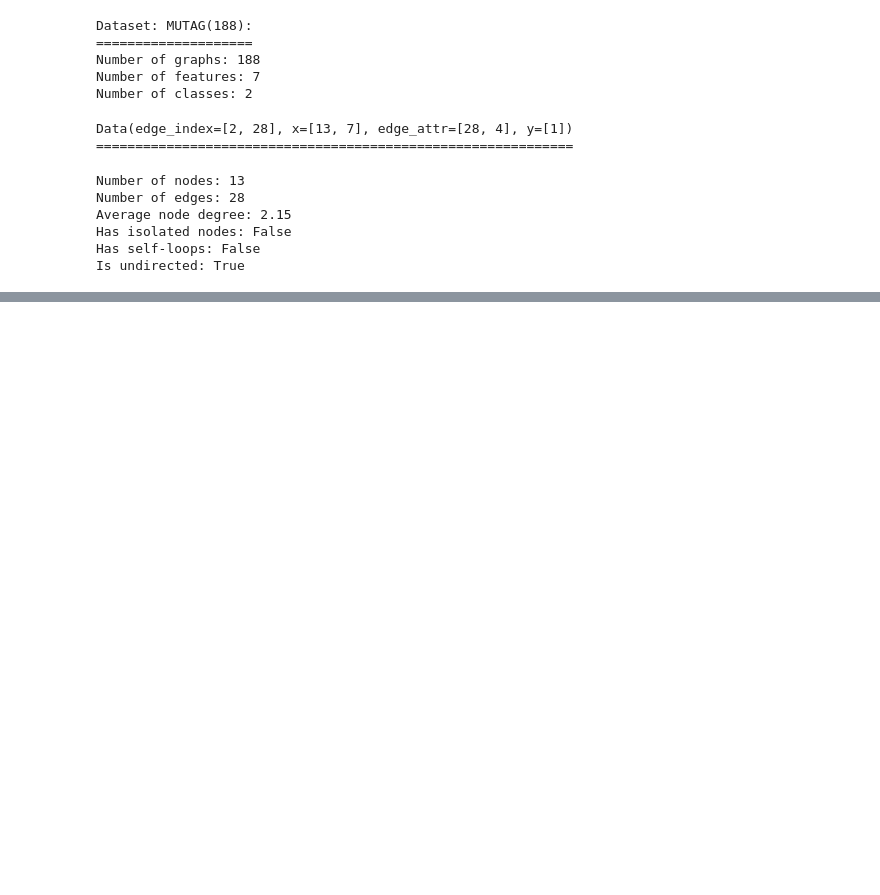
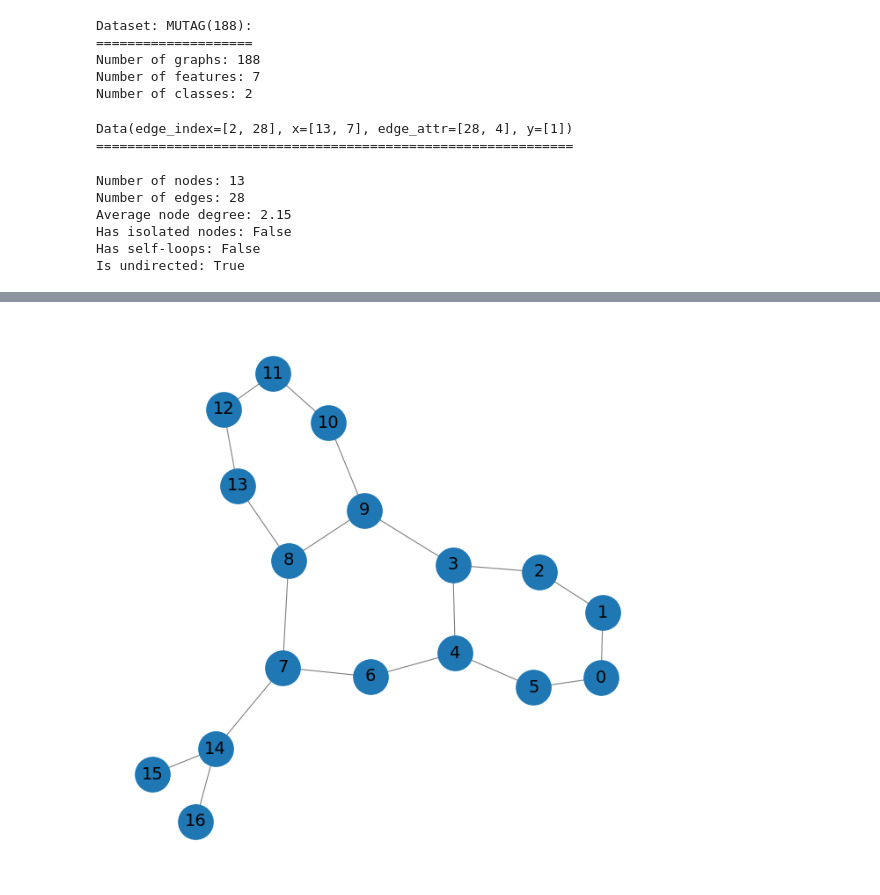
Before and after one commit to hashansl/learning, a Jupyter notebook: GNN/tutorial_2_graph_classification.ipynb, the cells around one changed output, grey strips where cells are left out. Saved outputs shown, nothing was run; the diff lists cells and outputs as text; code cells hidden in the pictures; blank space fills up the shorter version.

```diff
--- a/GNN/tutorial_2_graph_classification.ipynb
+++ b/GNN/tutorial_2_graph_classification.ipynb
@@ -56,3 +56,12 @@ Average node degree: 2.15
 Has isolated nodes: False
 Has self-loops: False
 Is undirected: True
+# %%
+torch.manual_seed(12345)
+dataset = dataset.shuffle()
+
+train_dataset = dataset[:150]
+test_dataset = dataset[150:]
+
+print(f'Number of training graphs: {len(train_dataset)}')
+print(f'Number of test graphs: {len(test_dataset)}')
@@ -58,0 +192,21 @@ Is undirected: True
+# %%
+data = dataset[0]
+# %%
+G = to_networkx(data, to_undirected=True)
+plt.figure(figsize=(8,8))
+plt.axis('off')
+nx.draw_networkx(G,
+                pos=nx.spring_layout(G, seed=0),
+                with_labels=True,
+                node_size=800,
+                # node_color=data.y,
+                cmap="hsv",
+                vmin=-2,
+                vmax=3,
+                width=0.8,
+                edge_color="grey",
+                font_size=14
+                )
+plt.show()
+# %% [output]
+[figure, added]
```
Also changed, not shown: parts of 9 cells of this notebook.
